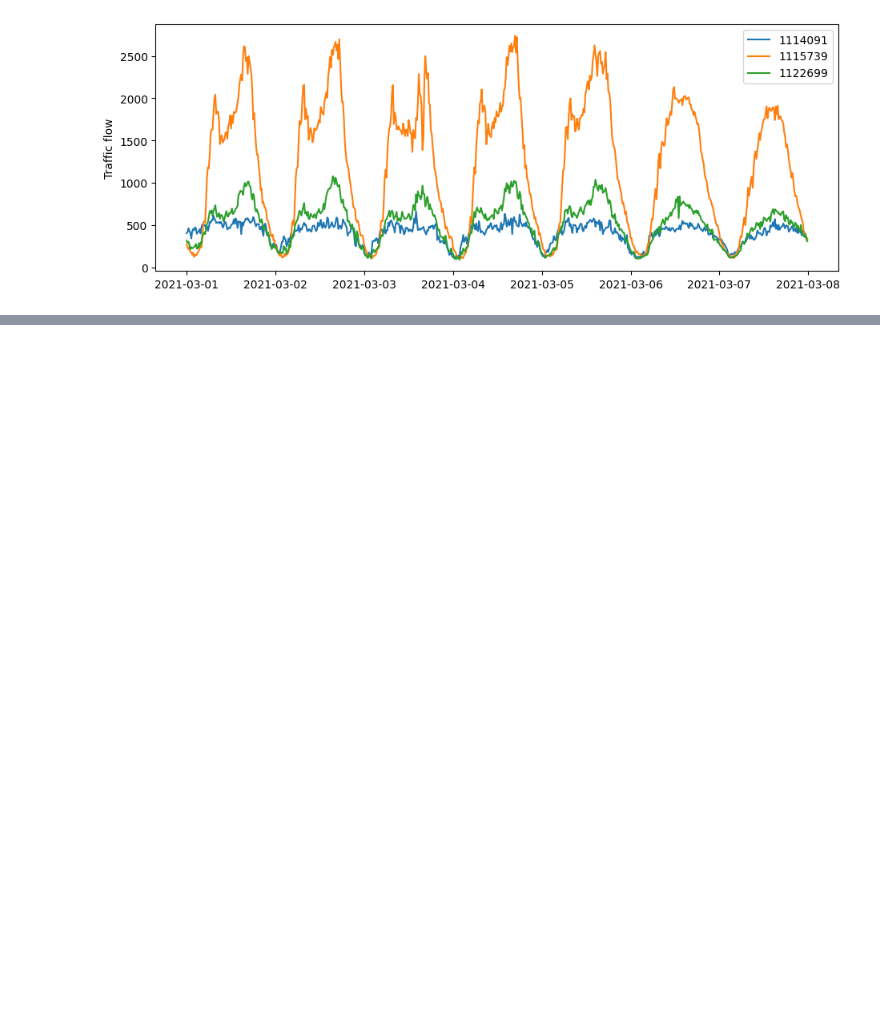
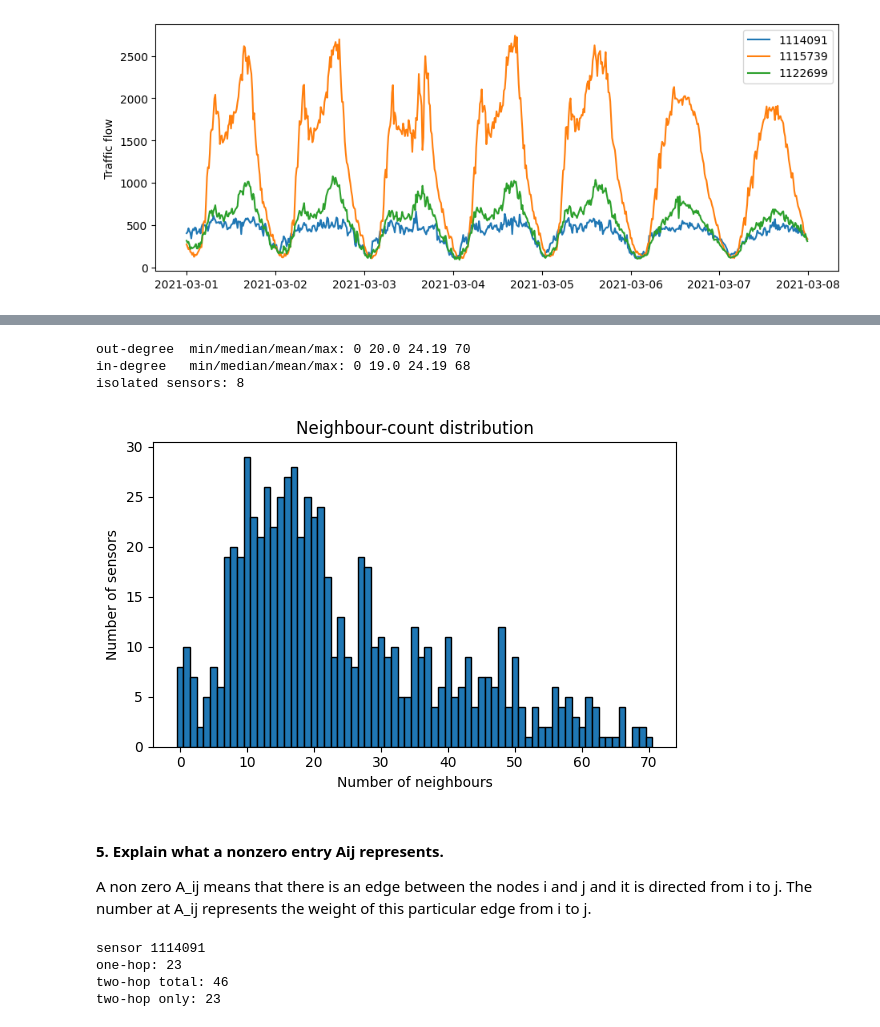
Before and after one commit to ZainabIftikhar1204/DL-for-Space-Time-and-Graphs---Assignment-3, a Jupyter notebook: dlstg-assg-3.ipynb, the cells around one changed output, grey strips where cells are left out. Drawn from its saved outputs; the diff is of its cells as text; code cells hidden in the pictures; blank space fills up the shorter version.

```diff
--- a/dlstg-assg-3.ipynb
+++ b/dlstg-assg-3.ipynb
@@ -303,0 +498,36 @@ FileLink('/kaggle/working/sd_15min/flow_15min.npy')
+# %%
+# 4. Num of neighbors for each sensor and distribution
+off = adj_sd.copy()
+np.fill_diagonal(off, 0) # exclude self-loops from degree
+out_deg = (off != 0).sum(1) # neighbours j with A[i,j] != 0
+in_deg  = (off != 0).sum(0) # neighbours j with A[j,i] != 0
+print("out-degree  min/median/mean/max:", out_deg.min(), np.median(out_deg), out_deg.mean().round(2), out_deg.max())
+print("in-degree   min/median/mean/max:", in_deg.min(),  np.median(in_deg),  in_deg.mean().round(2),  in_deg.max())
+print("isolated sensors:", (out_deg == 0).sum())
+
+plt.figure(figsize=(6, 4))
+plt.hist(out_deg, bins=np.arange(out_deg.max() + 2) - 0.5, edgecolor="k")
+plt.xlabel("Number of neighbours"); plt.ylabel("Number of sensors")
+plt.title("Neighbour-count distribution"); plt.tight_layout(); plt.show()
+# %% [output]
+out-degree  min/median/mean/max: 0 20.0 24.19 70
+in-degree   min/median/mean/max: 0 19.0 24.19 68
+isolated sensors: 8
+[figure, added]
+# %% [markdown]
+#### 5. Explain what a nonzero entry Aij represents.
+A non zero A_ij means that there is an edge between the nodes i and j and it is directed from i to j. The number at A_ij represents the weight of this particular edge from i to j.
+# %%
+adj_entries = (off != 0)
+i = 0  #sensor idx
+
+one_hop = np.where(adj_entries[i])[0]
+reach2  = (adj_entries[i].astype(int) @ adj_entries.astype(int)) > 0                  # reachable through one intermediate node
+two_hop = np.where(adj_entries[i] | reach2)[0]; two_hop = two_hop[two_hop != i]   # "at most two edges"
+only_two = np.setdiff1d(two_hop, one_hop)
+print("sensor", sd_ids[i], "\none-hop:", len(one_hop), "\ntwo-hop total:", len(two_hop), "\ntwo-hop only:", len(only_two))
+# %% [output]
+sensor 1114091
+one-hop: 23
+two-hop total: 46
+two-hop only: 23
```
Also changed, not shown: parts of 21 cells of this notebook.
